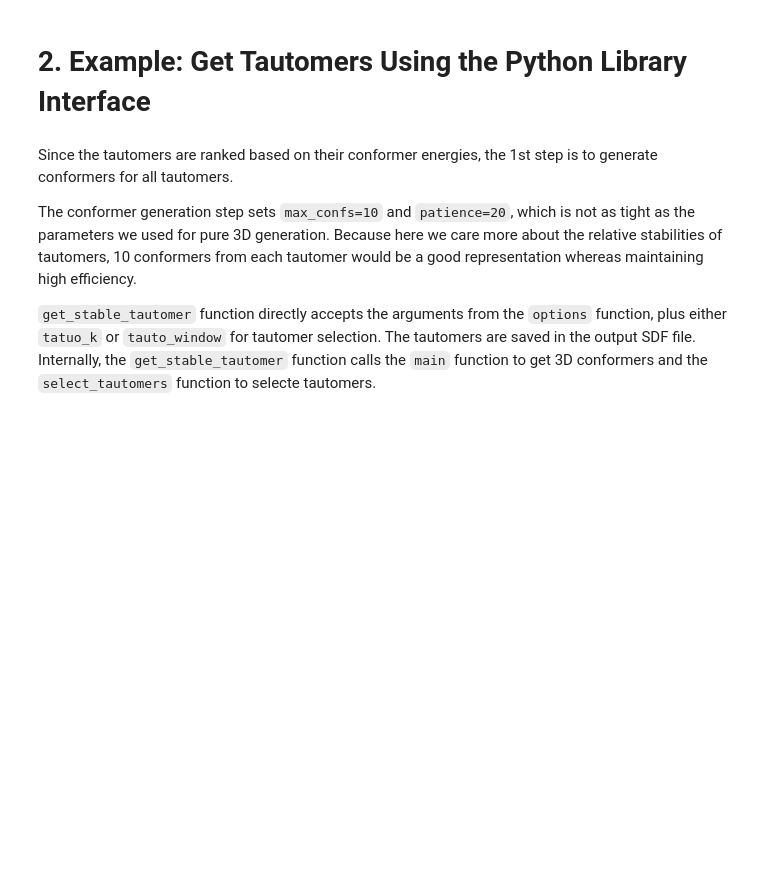
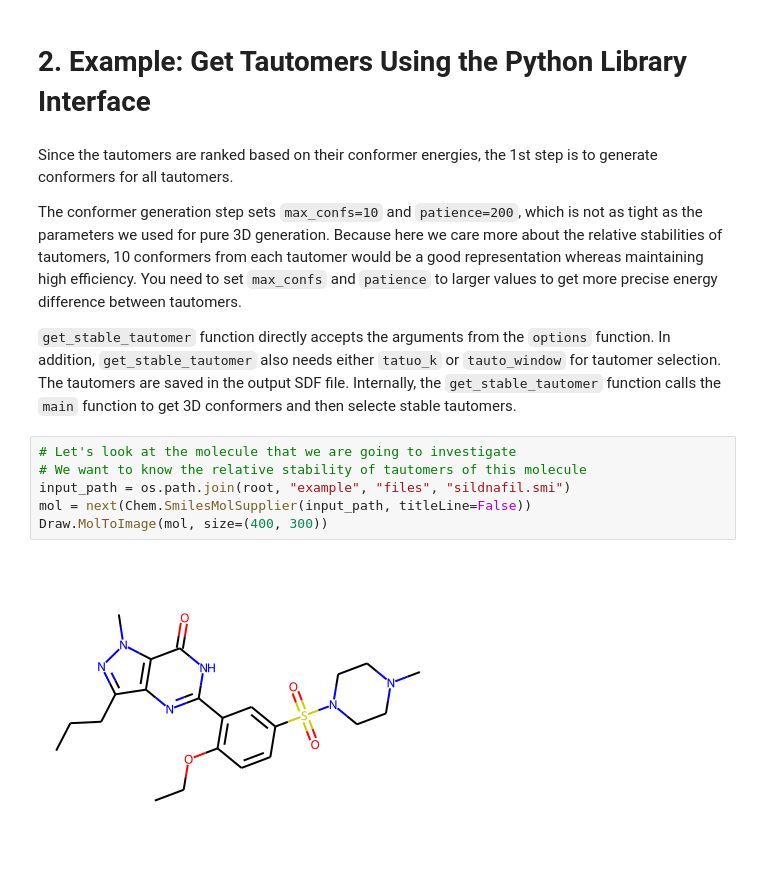
Before and after one commit to isayevlab/Auto3D_pkg, a Jupyter notebook: example/tautomer.ipynb, the cells around one changed output. Drawn from its saved outputs; the diff is of its cells as text; blank space fills up the shorter version.

Commit message:
update tutorial&tautomer&spe

```diff
--- a/example/tautomer.ipynb
+++ b/example/tautomer.ipynb
@@ -23,9 +32,17 @@ Low-energy tautomers are identified using the following steps:
 # %% [markdown]
 Since the tautomers are ranked based on their conformer energies, the 1st step is to generate conformers for all tautomers.
 
-The conformer generation step sets `max_confs=10` and `patience=20`, which is not as tight as the parameters we used for pure 3D generation. Because here we care more about the relative stabilities of tautomers, 10 conformers from each tautomer would be a good representation whereas maintaining high efficiency.
+The conformer generation step sets `max_confs=10` and `patience=200`, which is not as tight as the parameters we used for pure 3D generation. Because here we care more about the relative stabilities of tautomers, 10 conformers from each tautomer would be a good representation whereas maintaining high efficiency. You need to set `max_confs` and `patience` to larger values to get more precise energy difference between tautomers.
 
-`get_stable_tautomer` function directly accepts the arguments from the `options` function, plus either `tatuo_k` or `tauto_window` for tautomer selection. The tautomers are saved in the output SDF file. Internally, the `get_stable_tautomer` function calls the `main` function to get 3D conformers and the `select_tautomers` function to selecte tautomers.
+`get_stable_tautomer` function directly accepts the arguments from the `options` function. In addition, `get_stable_tautomer` also needs either `tatuo_k` or `tauto_window` for tautomer selection. The tautomers are saved in the output SDF file. Internally, the `get_stable_tautomer` function calls the `main` function to get 3D conformers and then selecte stable tautomers.
+# %%
+# Let's look at the molecule that we are going to investigate
+# We want to know the relative stability of tautomers of this molecule
+input_path = os.path.join(root, "example", "files", "sildnafil.smi")
+mol = next(Chem.SmilesMolSupplier(input_path, titleLine=False))
+Draw.MolToImage(mol, size=(400, 300))
+# %% [output]
+[figure, added]
 # %%
 # Get the 3D conformers for input SMILES
 if __name__ == "__main__":
```
Also changed, not shown: parts of 11 cells of this notebook, 4 other files.
